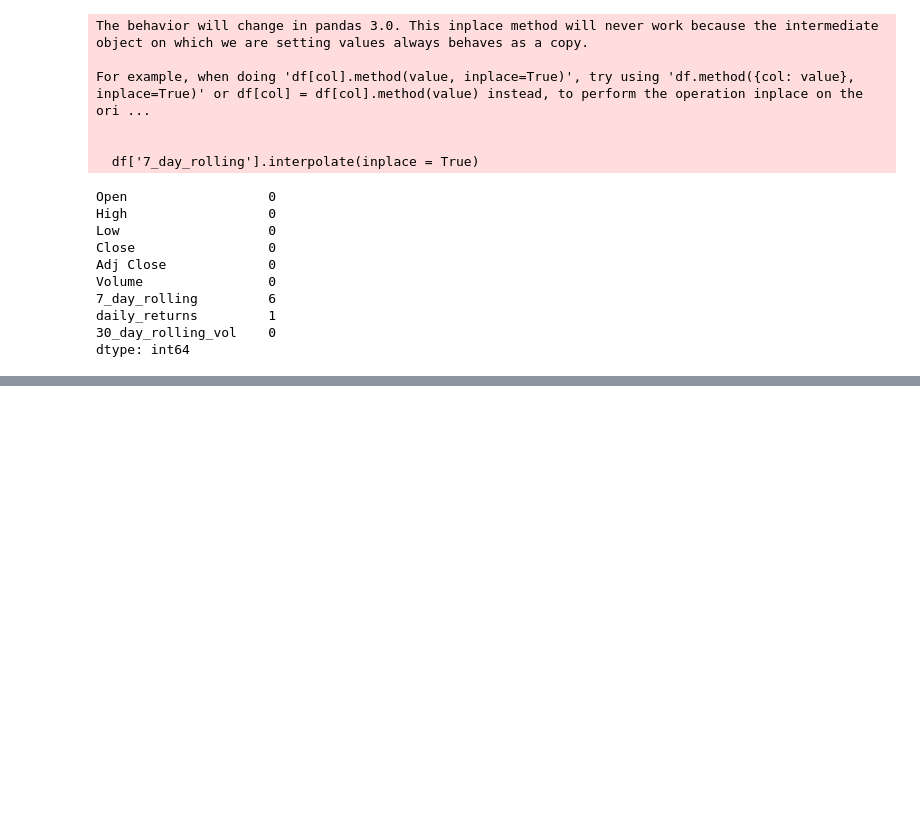
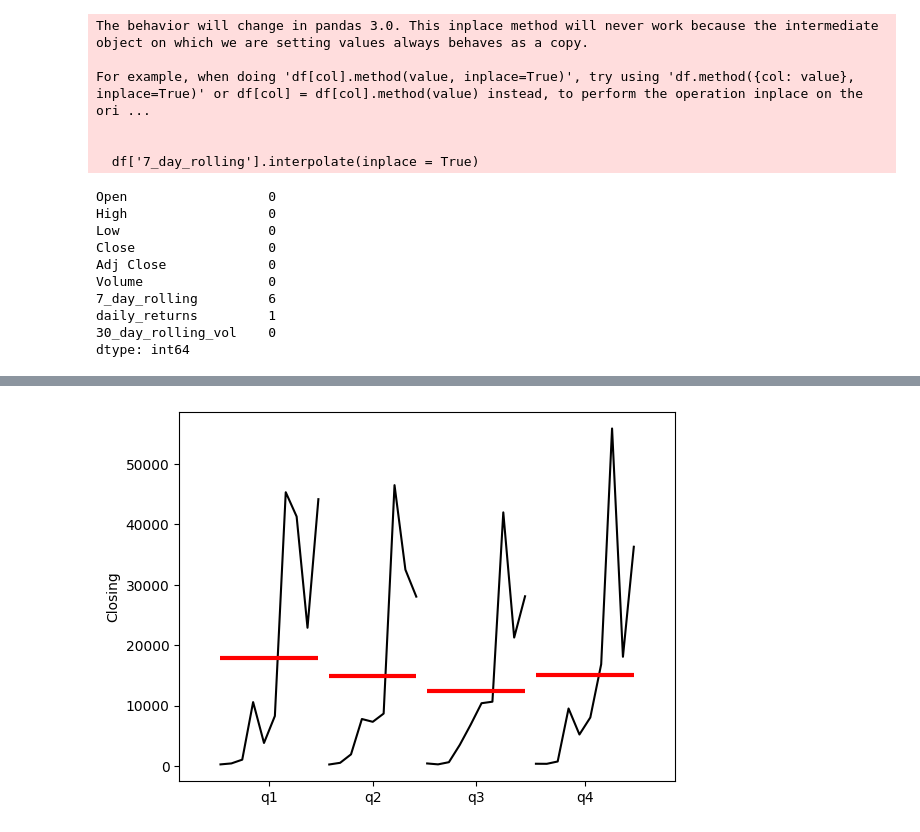
Before and after one commit to Grid-Resilience-Wentworth-Collaboration/time-series-tutorials-2025, a Jupyter notebook: Tutorial1.ipynb, the cells around one changed output, grey strips where cells are left out. Drawn from its saved outputs; the diff is of its cells as text; code cells hidden in the pictures; blank space fills up the shorter version.

```diff
--- a/Tutorial1.ipynb
+++ b/Tutorial1.ipynb
@@ -183,0 +188,5 @@ ModuleNotFoundError: No module named 'statsmodels'
+# %%
+quarter_plot(df['Close'].resample('QE').mean(), ylabel = 'Closing')
+plt.show()
+# %% [output]
+[figure, added]
```
Also changed, not shown: parts of 7 cells of this notebook.
